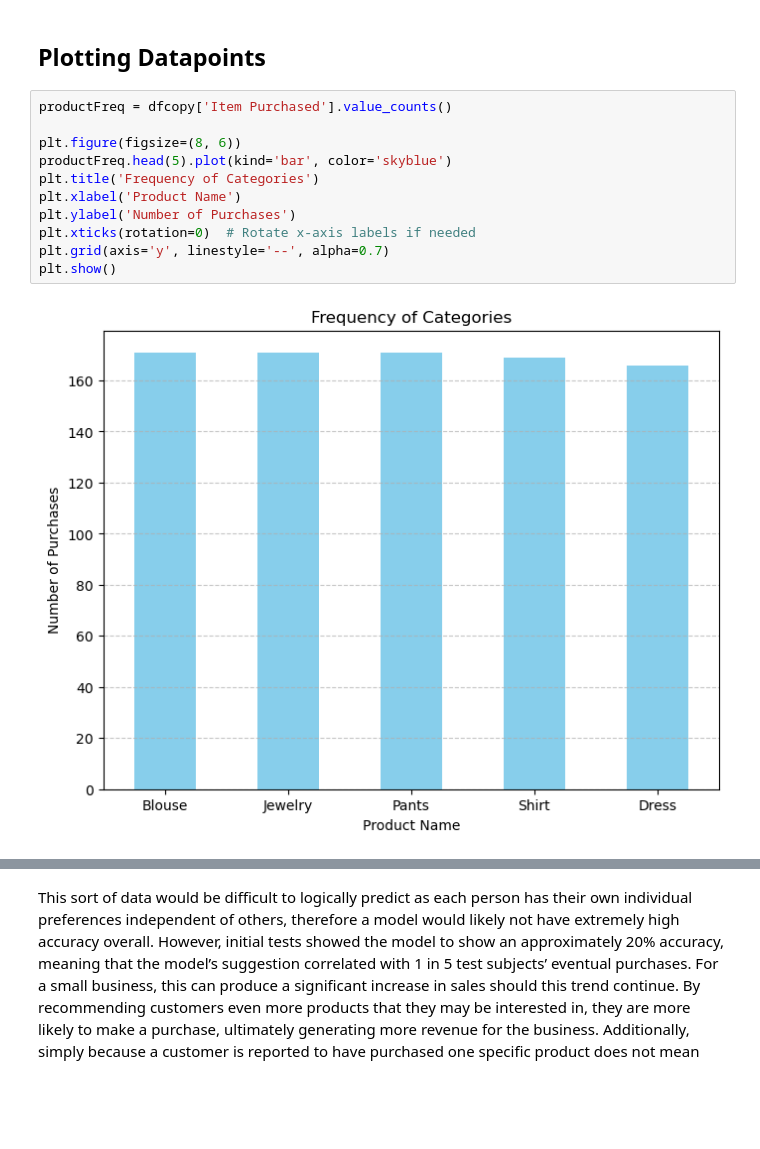
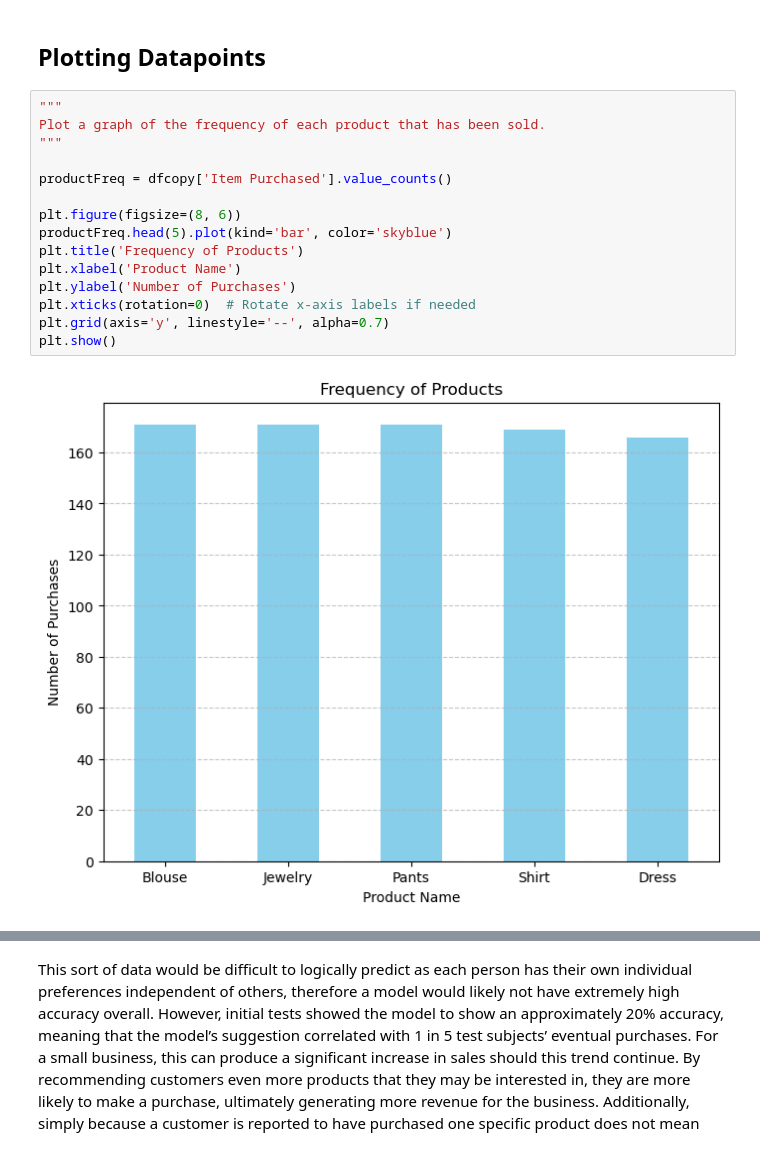
Before and after one commit to dadijo2002/comm493-a1, a Jupyter notebook: A1COMM493.ipynb, the cells around one changed output, grey strips where cells are left out. Cells and saved outputs as stored; diff of their text form; blank space fills up the shorter version.

```diff
--- a/A1COMM493.ipynb
+++ b/A1COMM493.ipynb
@@ -362,16 +410,20 @@ Endpoint 'regression-linear-learner-endpoint' and its configuration have been de
 # %% [markdown]
 ## Plotting Datapoints
 # %%
+"""
+Plot a graph of the frequency of each product that has been sold.
+"""
+
 productFreq = dfcopy['Item Purchased'].value_counts()
 
 plt.figure(figsize=(8, 6))
 productFreq.head(5).plot(kind='bar', color='skyblue')
-plt.title('Frequency of Categories')
+plt.title('Frequency of Products')
 plt.xlabel('Product Name')
 plt.ylabel('Number of Purchases')
 plt.xticks(rotation=0)  # Rotate x-axis labels if needed
 plt.grid(axis='y', linestyle='--', alpha=0.7)
 plt.show()
 # %% [output]
-[figure, old version]
+[figure, new version]
 # %%
```
Also changed, not shown: parts of 13 cells of this notebook.
